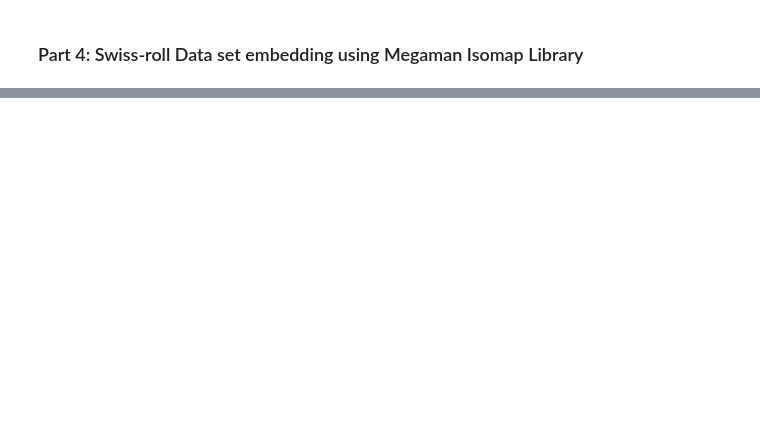
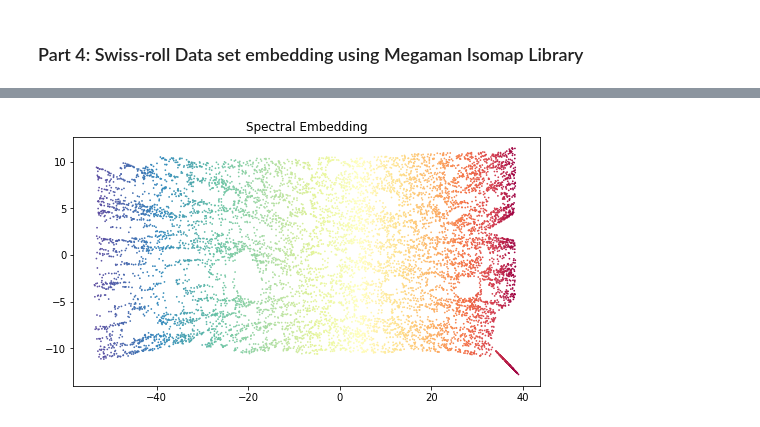
Before and after one commit to Erfan-Mashayekh/MLCMS, a Jupyter notebook: FinalProject/embeddings/notebook.ipynb, the cells around one changed output, grey strips where cells are left out. Saved outputs shown, nothing was run; the diff lists cells and outputs as text; code cells hidden in the pictures; blank space fills up the shorter version.

```diff
--- a/FinalProject/embeddings/notebook.ipynb
+++ b/FinalProject/embeddings/notebook.ipynb
@@ -119,3 +118,6 @@ n_components = 2
+# %%
+n_components = 2
+radius = 1
 # %%
 adjacency_method = 'cyflann'
 cyflann_kwds = {'index_type':'kmeans', 'branching':64, 'iterations':20, 'cb_index':0.4}
@@ -145,6 +152,8 @@ KeyboardInterrupt:
 # %%
-fig, ax = plt.subplots()
+fig, ax = plt.subplots(figsize=(7, 4), facecolor="white", constrained_layout=True)
 ax.set_title('Isomap')
-ax.scatter(embed_isomap[:, 0], embed_isomap[:, 1], s=1, c=positions_color)
+ax.scatter(embed_isomap[:, 0], embed_isomap[:, 1], cmap=plt.cm.Spectral, s=0.5, c=positions_color)
 ax.set_title('Spectral Embedding')
 plt.show()
+# %% [output]
+[figure, added]
```
Also changed, not shown: parts of 10 cells of this notebook.
